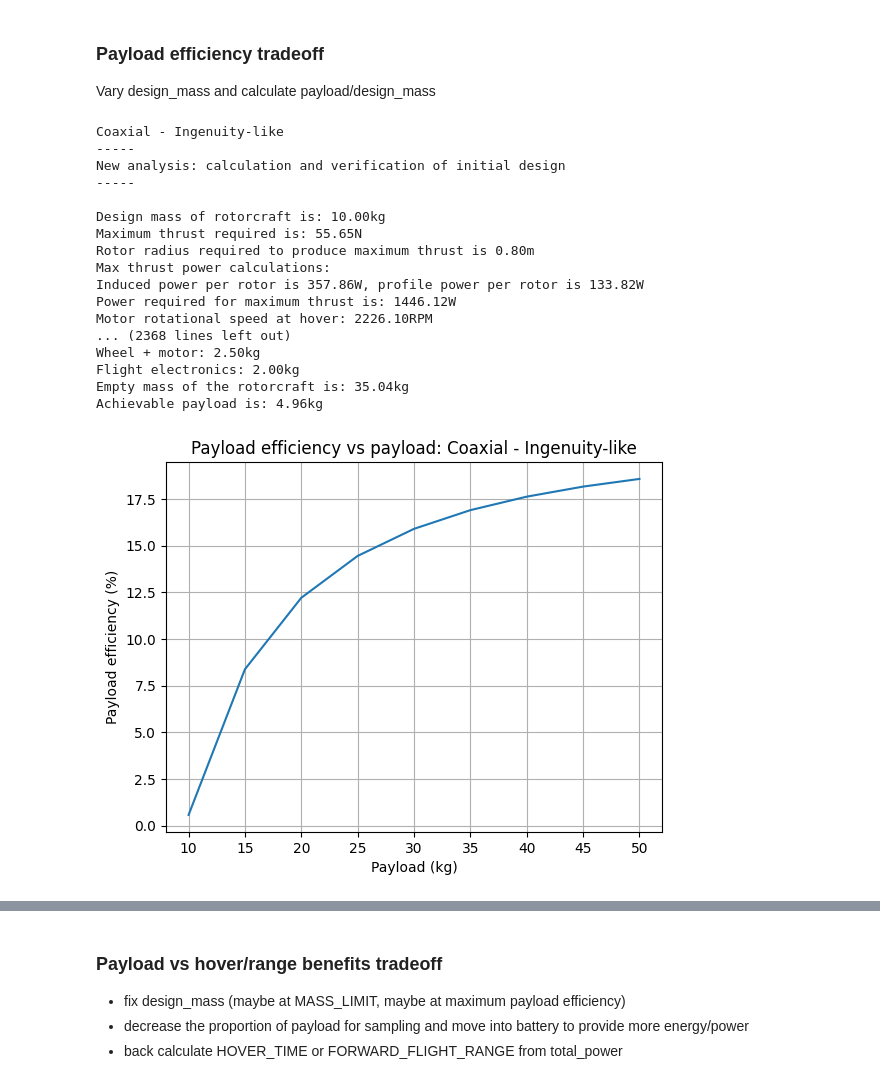
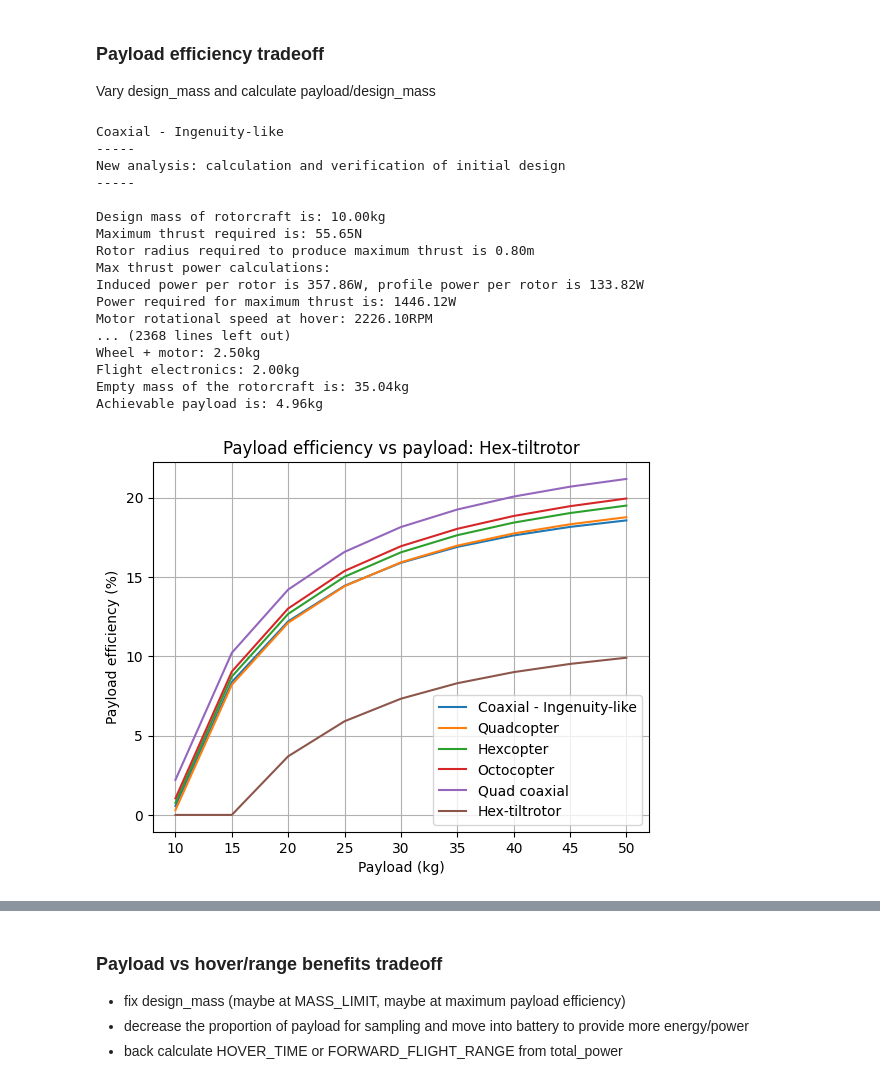
Before and after one commit to bened-wards/multimodal_mars_sampler, a Jupyter notebook: analysis.ipynb, the cells around one changed output, grey strips where cells are left out. Drawn from its saved outputs; the diff is of its cells as text; code cells hidden in the pictures.

Commit message:
modified payload efficiency plot to be in one

```diff
--- a/analysis.ipynb
+++ b/analysis.ipynb
@@ -89,31 +89,32 @@ Achievable payload is: 0.74kg
 
 Vary design_mass and calculate payload/design_mass
 # %%
+plt.figure()
 for aircraft in aircrafts:
     design_masses, payload_efficiences = aircraft.payload_efficiency_analysis()
-    plt.figure()
-    plt.plot(design_masses, np.array(payload_efficiences)*100)
-    plt.title(f"Payload efficiency vs payload: {aircraft.name}")
-    plt.xlabel("Payload (kg)")
-    plt.ylabel("Payload efficiency (%)")
-    plt.grid(True)
+    plt.plot(design_masses, np.array(payload_efficiences)*100, label=aircraft.name)
+plt.title(f"Payload efficiency vs payload: {aircraft.name}")
+plt.xlabel("Payload (kg)")
+plt.ylabel("Payload efficiency (%)")
+plt.grid(True)
+plt.legend()
 plt.show()
 # %% [output]
 Coaxial - Ingenuity-like
 -----
 New analysis: calculation and verification of initial design
 -----
 
 Design mass of rotorcraft is: 10.00kg
 Maximum thrust required is: 55.65N
 Rotor radius required to produce maximum thrust is 0.80m
 Max thrust power calculations:
 Induced power per rotor is 357.86W, profile power per rotor is 133.82W
 Power required for maximum thrust is: 1446.12W
 Motor rotational speed at hover: 2226.10RPM
 ... (2368 lines left out)
 Wheel + motor: 2.50kg
 Flight electronics: 2.00kg
 Empty mass of the rotorcraft is: 35.04kg
 Achievable payload is: 4.96kg
-[figure, old version]
+[figure, new version]
```
Also changed, not shown: parts of 1 cell of this notebook.
